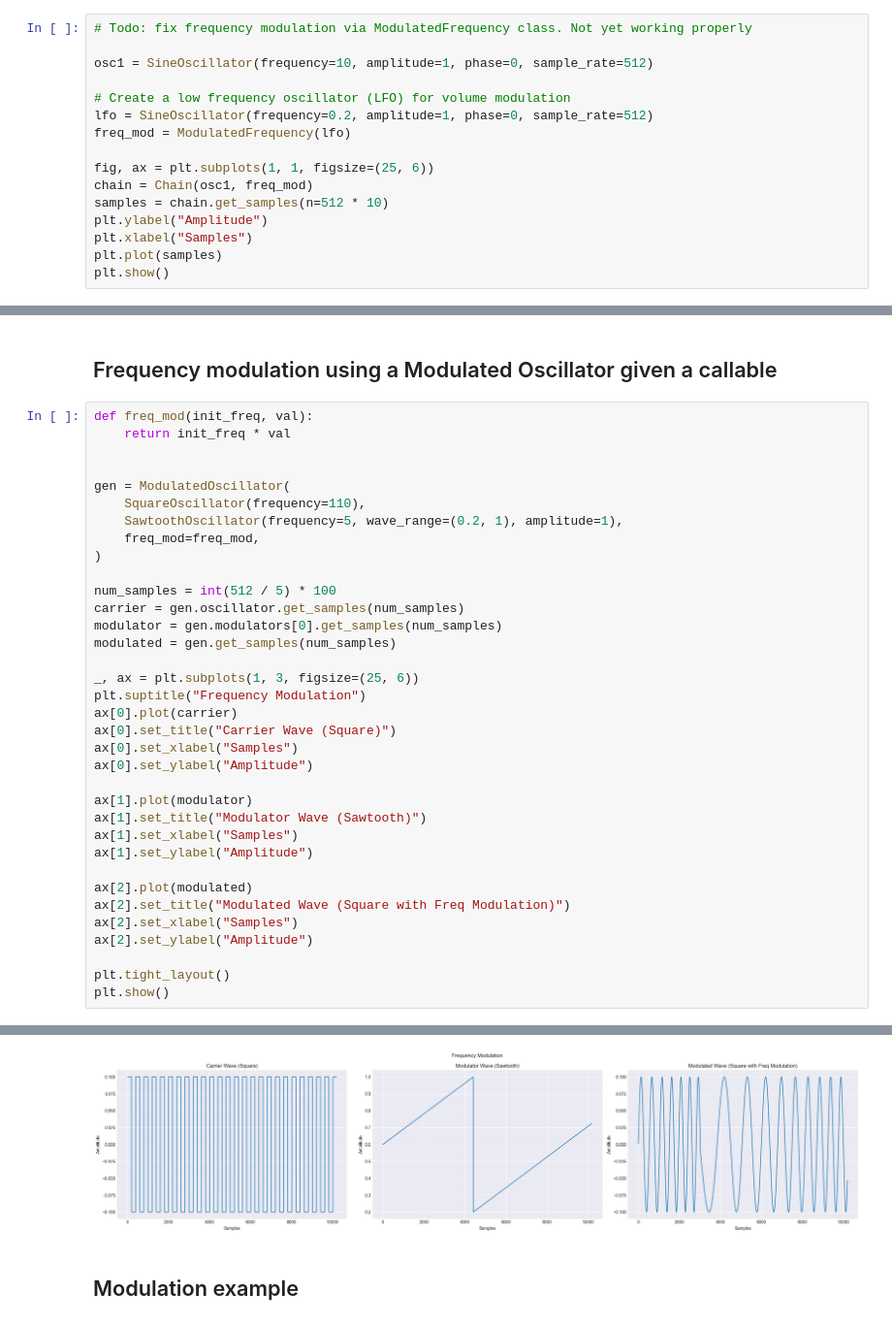
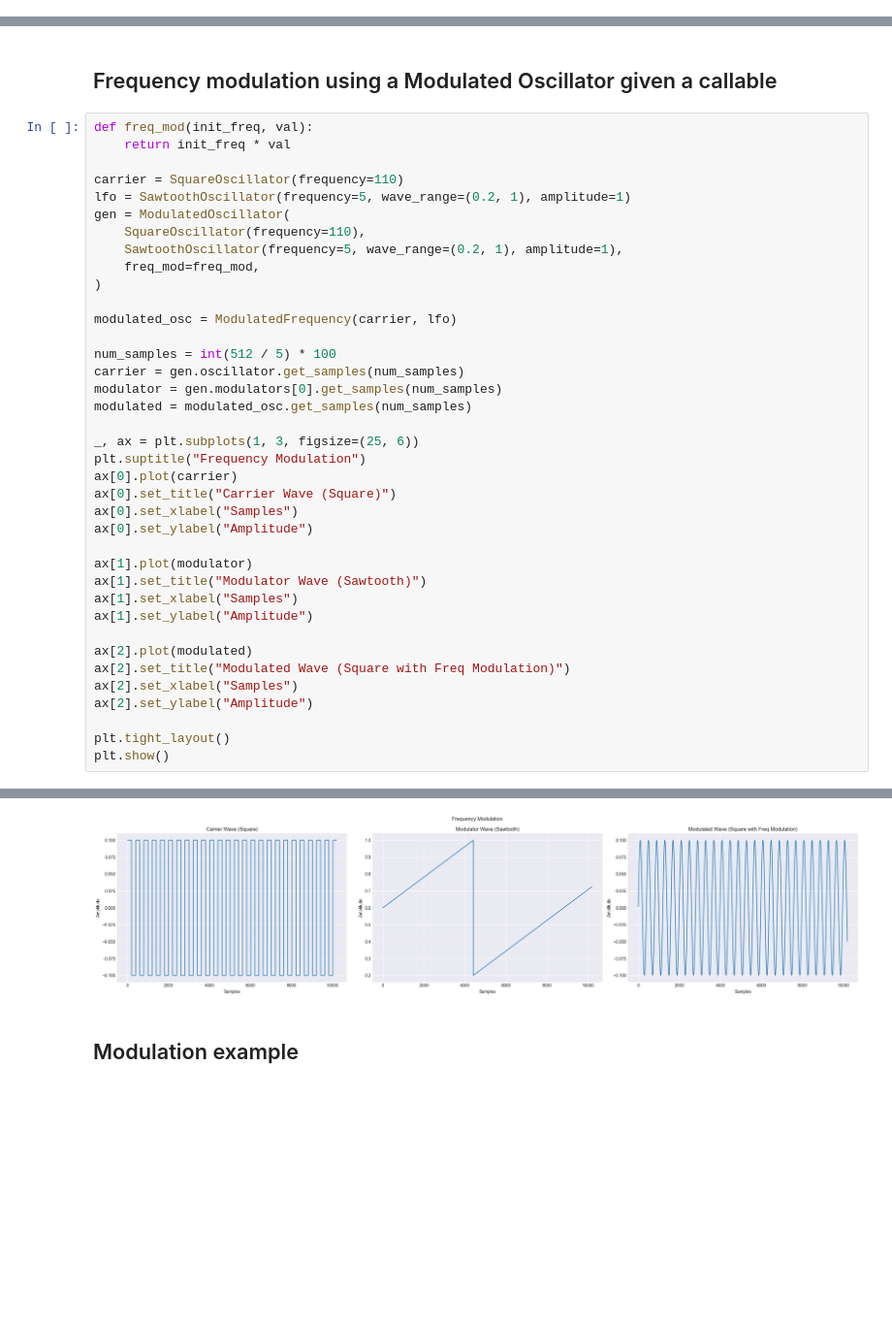
Before and after one commit to rasigle/sonicrack, a Jupyter notebook: examples/oscillators/oscillators_v6_modulation.ipynb, the cells around one changed output, grey strips where cells are left out. Shown at 97% size. Drawn from its saved outputs; the diff is of its cells as text; blank space fills up the shorter version.

Commit message:
Make the ModulateFrequency (VCF) component actually work and derive from ModulatedOscillator.

```diff
--- a/examples/oscillators/oscillators_v6_modulation.ipynb
+++ b/examples/oscillators/oscillators_v6_modulation.ipynb
@@ -61,19 +61,3 @@ plt.show()
 [figure]
 # %% [markdown]
 ## Frequency modulation with a low frequency oscillator
-# %%
-# Todo: fix frequency modulation via ModulatedFrequency class. Not yet working properly
-
-osc1 = SineOscillator(frequency=10, amplitude=1, phase=0, sample_rate=512)
-
-# Create a low frequency oscillator (LFO) for volume modulation
-lfo = SineOscillator(frequency=0.2, amplitude=1, phase=0, sample_rate=512)
-freq_mod = ModulatedFrequency(lfo)
-
-fig, ax = plt.subplots(1, 1, figsize=(25, 6))
-chain = Chain(osc1, freq_mod)
-samples = chain.get_samples(n=512 * 10)
-plt.ylabel("Amplitude")
-plt.xlabel("Samples")
-plt.plot(samples)
-plt.show()
@@ -85,17 +97,20 @@ plt.show()
 def freq_mod(init_freq, val):
     return init_freq * val
 
-
+carrier = SquareOscillator(frequency=110)
+lfo = SawtoothOscillator(frequency=5, wave_range=(0.2, 1), amplitude=1)
 gen = ModulatedOscillator(
     SquareOscillator(frequency=110),
     SawtoothOscillator(frequency=5, wave_range=(0.2, 1), amplitude=1),
     freq_mod=freq_mod,
 )
 
+modulated_osc = ModulatedFrequency(carrier, lfo)
+
 num_samples = int(512 / 5) * 100
 carrier = gen.oscillator.get_samples(num_samples)
 modulator = gen.modulators[0].get_samples(num_samples)
-modulated = gen.get_samples(num_samples)
+modulated = modulated_osc.get_samples(num_samples)
 
 _, ax = plt.subplots(1, 3, figsize=(25, 6))
 plt.suptitle("Frequency Modulation")
@@ -121,4 +135,4 @@ plt.show()
-[figure, old version]
+[figure, new version]
 # %% [markdown]
 ## Modulation example
 # %%
```
Also changed, not shown: parts of 6 cells of this notebook, 12 other files.
